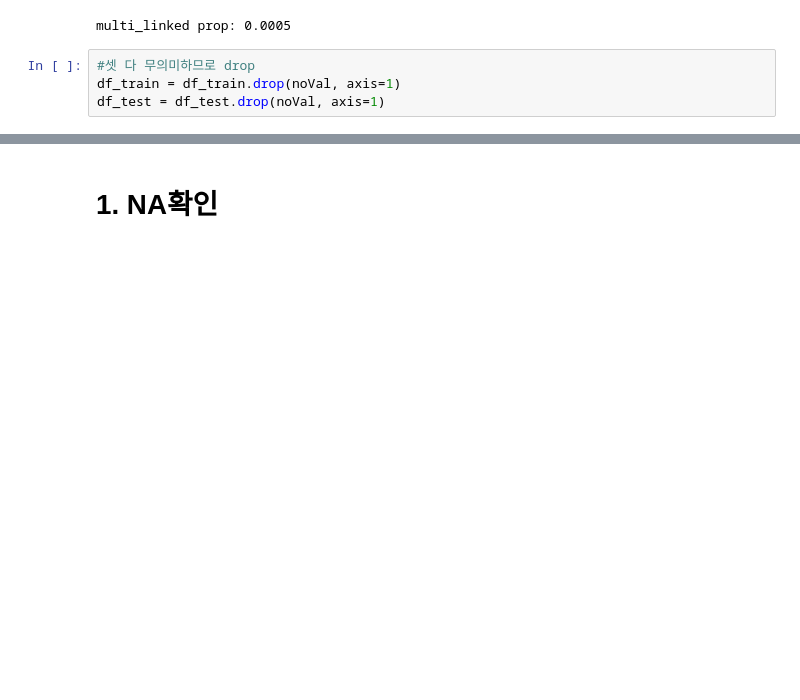
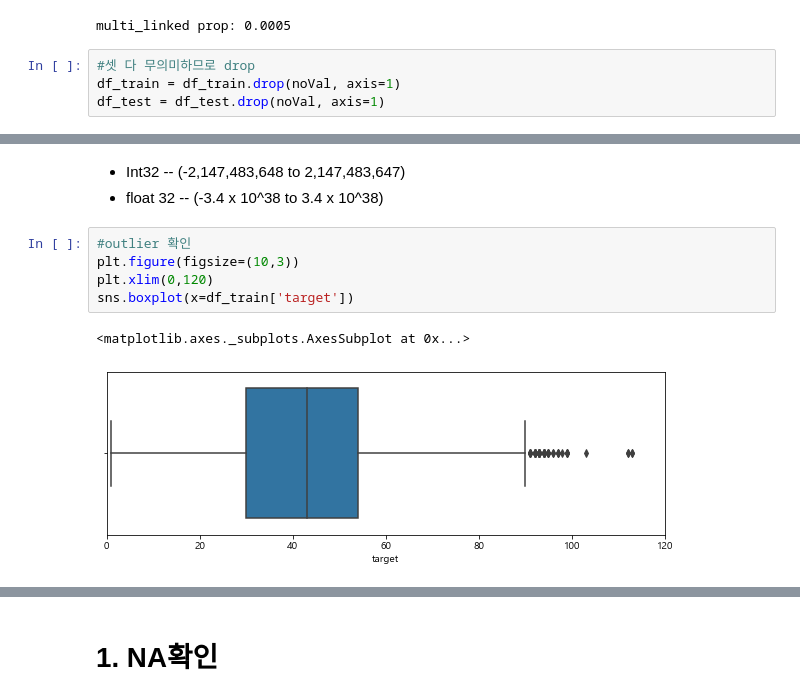
Before and after one commit to oymin2001/DataScience, a Jupyter notebook: Traffic_Jeju.ipynb, the cells around one changed output, grey strips where cells are left out. Cells and saved outputs as stored; diff of their text form; blank space fills up the shorter version.

```diff
--- a/Traffic_Jeju.ipynb
+++ b/Traffic_Jeju.ipynb
@@ -128,0 +170,11 @@ memory usage: 681.5+ MB
+# %% [markdown]
+- Int32 -- (-2,147,483,648 to 2,147,483,647)
+- float 32 -- 	(-3.4 x 10^38 to 3.4 x 10^38)
+# %%
+#outlier 확인
+plt.figure(figsize=(10,3))
+plt.xlim(0,120)
+sns.boxplot(x=df_train['target'])
+# %% [output]
+<matplotlib.axes._subplots.AxesSubplot at 0x...>
+[figure, added]
```
Also changed, not shown: parts of 37 cells of this notebook.
